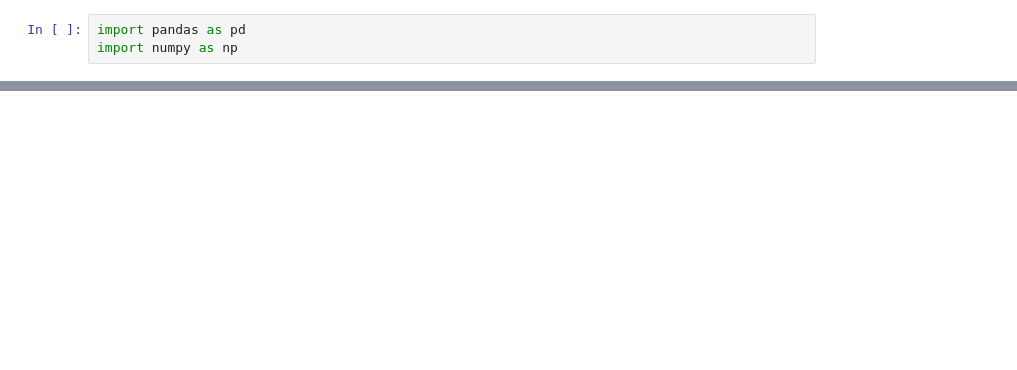
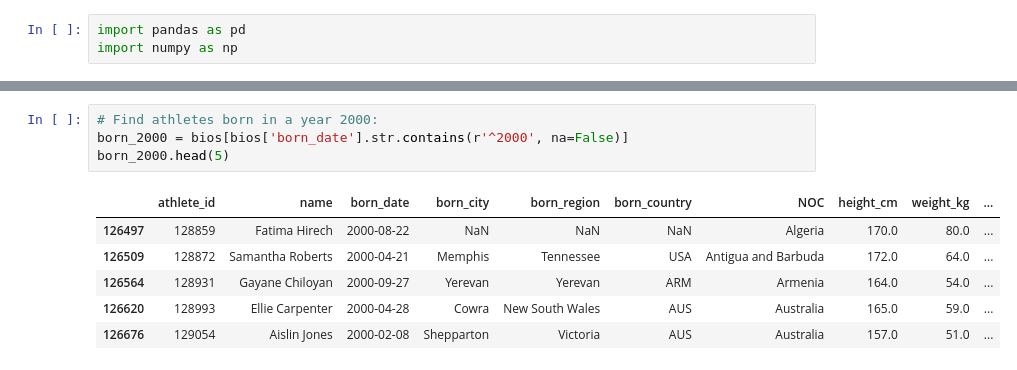
Before and after one commit to leoparty59/Awesome_Pandas_Tutorial, a Jupyter notebook: mydataframe_notebook.ipynb, the cells around one changed output, grey strips where cells are left out. Cells and saved outputs as stored; diff of their text form; blank space fills up the shorter version.

```diff
--- a/mydataframe_notebook.ipynb
+++ b/mydataframe_notebook.ipynb
@@ -15,0 +324,11 @@ df.head()
+# %%
+# Find athletes born in a year 2000:
+born_2000 = bios[bios['born_date'].str.contains(r'^2000', na=False)]
+born_2000.head(5)
+# %% [output]
+|  | athlete_id | name | born_date | born_city | born_region | born_country | NOC | height_cm | weight_kg | ... |
+| 126497 | 128859 | Fatima Hirech | 2000-08-22 | NaN | NaN | NaN | Algeria | 170.0 | 80.0 | ... |
+| 126509 | 128872 | Samantha Roberts | 2000-04-21 | Memphis | Tennessee | USA | Antigua and Barbuda | 172.0 | 64.0 | ... |
+| 126564 | 128931 | Gayane Chiloyan | 2000-09-27 | Yerevan | Yerevan | ARM | Armenia | 164.0 | 54.0 | ... |
+| 126620 | 128993 | Ellie Carpenter | 2000-04-28 | Cowra | New South Wales | AUS | Australia | 165.0 | 59.0 | ... |
+| 126676 | 129054 | Aislin Jones | 2000-02-08 | Shepparton | Victoria | AUS | Australia | 157.0 | 51.0 | ... |
```
Also changed, not shown: parts of 61 cells of this notebook.
